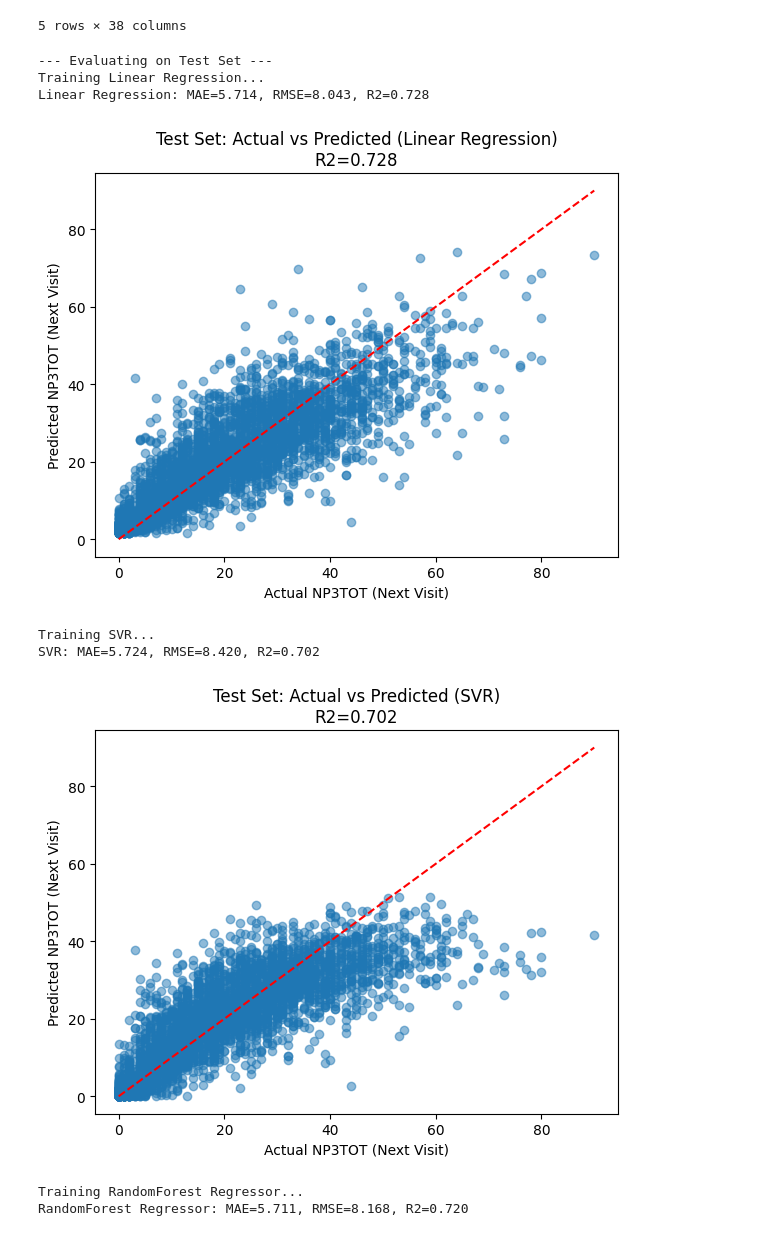
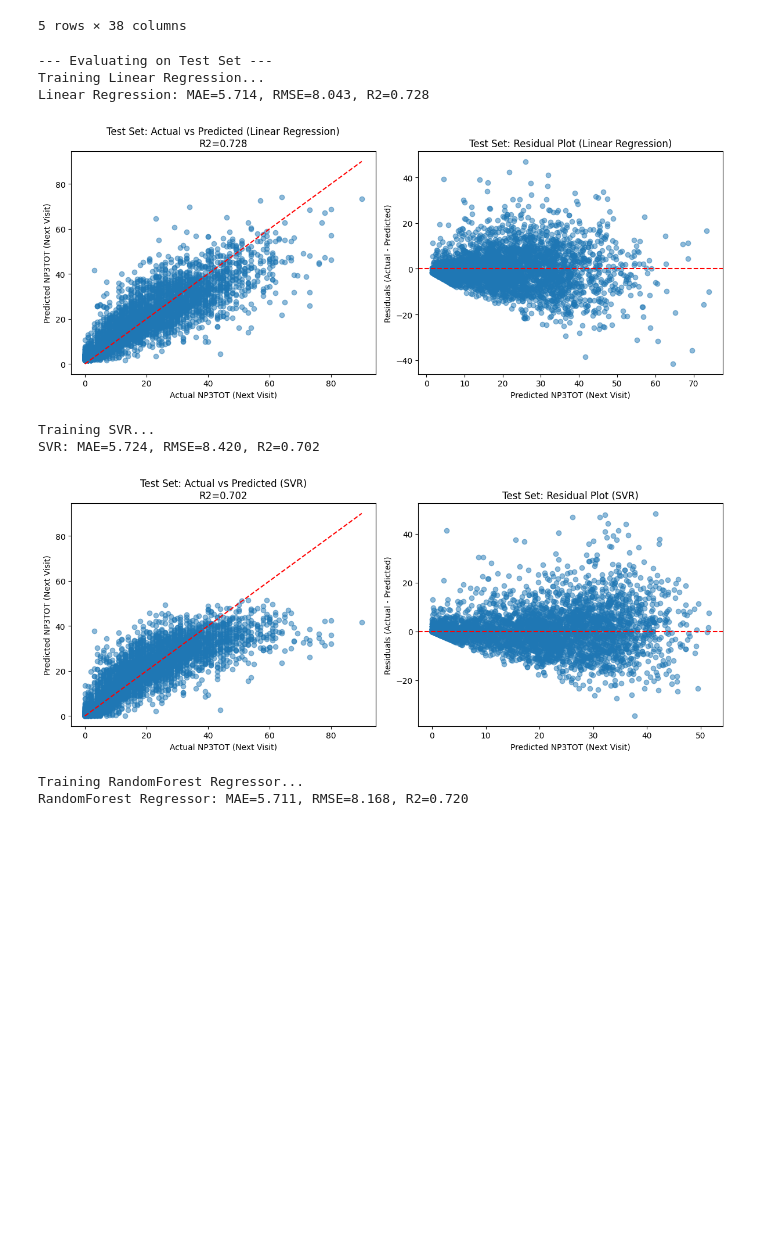
Before and after one commit to LarsHeijnennn/Thesis, a Jupyter notebook: Modelling/Motor-PPMI/FINAL CODE/motor_ppmi_time_lag_1.ipynb, the cells around one changed output. Saved outputs shown, nothing was run; the diff lists cells and outputs as text; code cells hidden in the pictures; blank space fills up the shorter version.

```diff
--- a/Modelling/Motor-PPMI/FINAL CODE/motor_ppmi_time_lag_1.ipynb
+++ b/Modelling/Motor-PPMI/FINAL CODE/motor_ppmi_time_lag_1.ipynb
@@ -167,6 +167,7 @@ models = {
 
 results_test = []
 # %%
+# In cell with id '1e43bac9'
 # ## 7. Model Training and Evaluation (Single Split)
 
 # Define models to train (Added RandomForest)
@@ -181,8 +182,9 @@ models = {
     "MLP Regressor": MLPRegressor(hidden_layer_sizes=(100, 50), max_iter=1000, random_state=42, early_stopping=True)
 }
 
-# Initialize results list
+# Initialize results list and residuals dictionary
 results_test = []
+residuals_test_dict = {} # <-- Add this line
 
 print("\n--- Evaluating on Test Set ---")
 # Train and evaluate each model on the single train/test split
@@ -195,6 +197,11 @@ for name, model in models.items():
     y_pred = model.predict(X_test_scaled.values) # Use .values
     # --- MODIFICATION END ---
 
+    # --- Calculate and store residuals ---
+    residuals = y_test - y_pred
+    residuals_test_dict[name] = residuals
+    # --- End residual calculation ---
+
     mae = mean_absolute_error(y_test, y_pred)
     rmse = np.sqrt(mean_squared_error(y_test, y_pred))
     r2 = r2_score(y_test, y_pred)
@@ -203,39 +210,53 @@ for name, model in models.items():
     print(f"{name}: MAE={mae:.3f}, RMSE={rmse:.3f}, R2={r2:.3f}")
 
     # Plot actual vs predicted for the test set
-    plt.figure(figsize=(6, 5))
+    plt.figure(figsize=(12, 5)) # Wider figure to accommodate two plots
+
+    plt.subplot(1, 2, 1) # First subplot: Actual vs Predicted
     plt.scatter(y_test, y_pred, alpha=0.5)
     plt.xlabel("Actual NP3TOT (Next Visit)")
     plt.ylabel("Predicted NP3TOT (Next Visit)")
     plt.title(f"Test Set: Actual vs Predicted ({name})\nR2={r2:.3f}")
     min_val = min(y_test.min(), y_pred.min())
     max_val = max(y_test.max(), y_pred.max())
     plt.plot([min_val, max_val], [min_val, max_val], 'r--') # Add y=x line
+
+    plt.subplot(1, 2, 2) # Second subplot: Residual Plot
+    plt.scatter(y_pred, residuals, alpha=0.5)
+    plt.xlabel("Predicted NP3TOT (Next Visit)")
+    plt.ylabel("Residuals (Actual - Predicted)")
+    plt.title(f"Test Set: Residual Plot ({name})")
+    plt.axhline(y=0, color='r', linestyle='--') # Add horizontal line at 0
+
     plt.tight_layout()
     plt.show()
 
 # Write test results to a CSV file
 csv_file_test = "/Users/larsheijnen/Thesis/Modelling/Motor-PPMI/results_motor/model_results_progression_test_lag1.csv"
 try:
     with open(csv_file_test, mode='w', newline='') as file:
         writer = csv.DictWriter(file, fieldnames=["Model", "MAE", "RMSE", "R-squared"])
         writer.writeheader()
         writer.writerows(results_test)
     print(f"\nTest set results written to {csv_file_test}")
 except IOError as e:
     print(f"Error writing file {csv_file_test}: {e}")
 
 # Display test results as DataFrame
 results_test_df = pd.DataFrame(results_test)
 print("\nTest Set Performance Summary:")
 print(results_test_df.round(3))
+
+# You can now access the residuals for each model, e.g.:
+print(f"\nResiduals for {list(models.keys())[0]} on test set:")
+print(residuals_test_dict[list(models.keys())[0]].head())
 # %% [output]
 --- Evaluating on Test Set ---
 Training Linear Regression...
 Linear Regression: MAE=5.714, RMSE=8.043, R2=0.728
-[figure, old version]
+[figure, new version]
 Training SVR...
 SVR: MAE=5.724, RMSE=8.420, R2=0.702
-[figure, old version]
+[figure, new version]
 Training RandomForest Regressor...
 RandomForest Regressor: MAE=5.711, RMSE=8.168, R2=0.720
```
Also changed, not shown: parts of 3 cells of this notebook, 7 other files.
